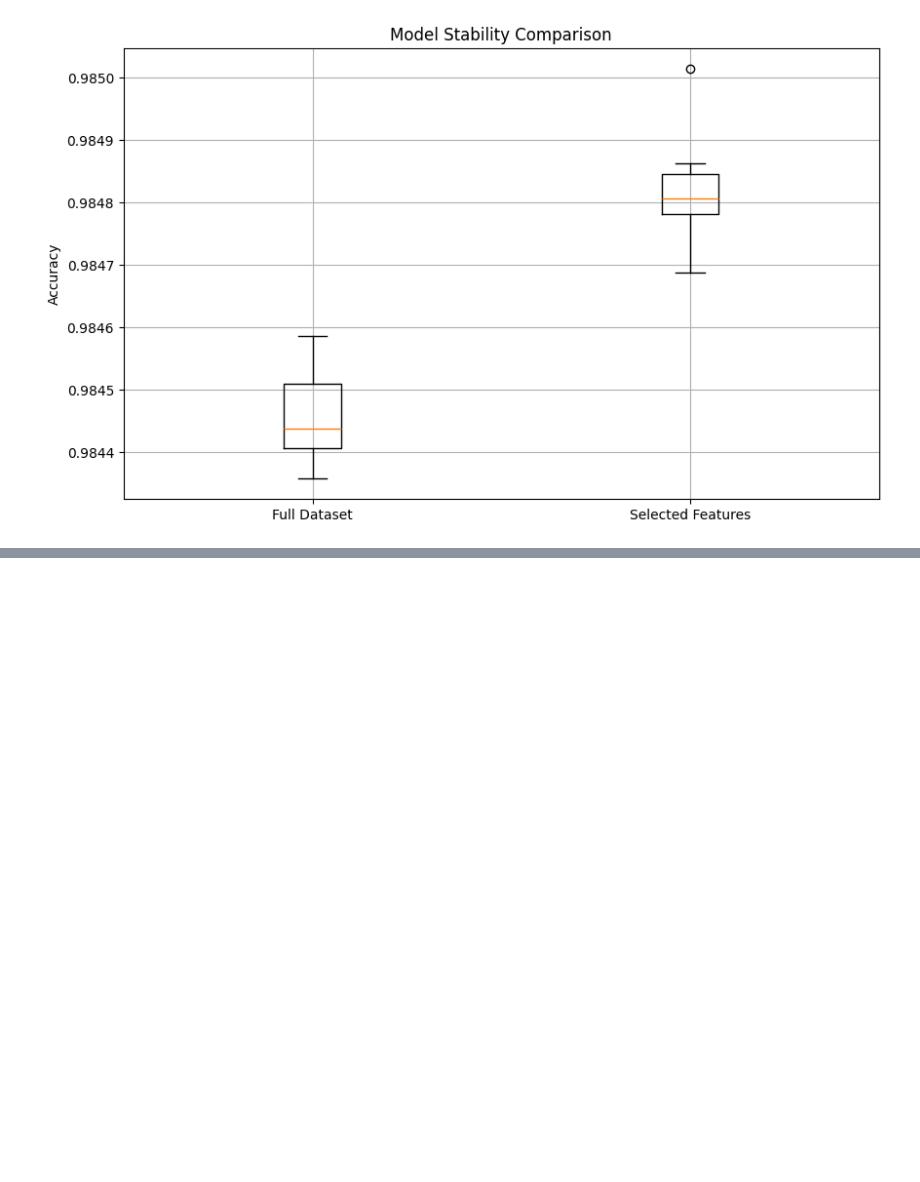
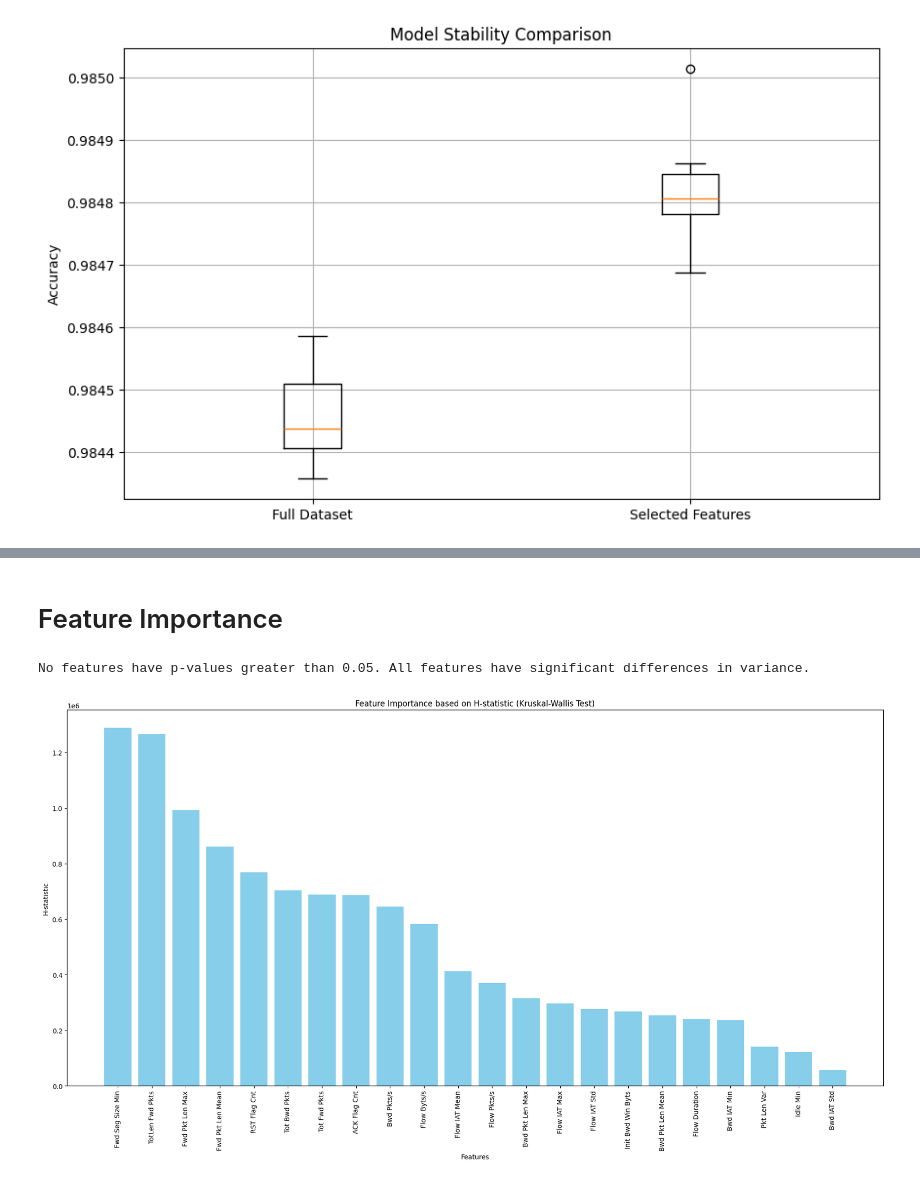
Before and after one commit to IamAdite/CiCIDS2017n2018MLSTUDY, a Jupyter notebook: data prep/cicids2018_prep/cicids2018_prep.ipynb, the cells around one changed output, grey strips where cells are left out. Cells and saved outputs as stored; diff of their text form; code cells hidden in the pictures; blank space fills up the shorter version.

Commit message:
finished data prep, started data over and under sampling

```diff
--- a/cicids2018_prep/cicids2018_prep.ipynb
+++ b/data prep/cicids2018_prep/cicids2018_prep.ipynb
@@ -1641,0 +1660,2 @@ Selected Features - Mean Accuracy: 0.9848 ± 0.0001
+# %% [markdown]
+# Feature Importance
@@ -1641,0 +1688,46 @@ Selected Features - Mean Accuracy: 0.9848 ± 0.0001
+# %%
+# Analysing the results
+no_significant_results = True
+
+for feature, result in variance_result.items():
+    if result['p-value'] > 0.05:
+        print(f"\nFeature: {feature}")
+        print(f"  - Test Statistic: {result['Statistic']:.4f}")
+        print(f"  - p-value: {result['p-value']:.4f}")
+        print("  - Interpretation: The variances are not significantly different (fail to reject null hypothesis).")
+        no_significant_results = False
+
+# If no features had p-values > 0.05
+if no_significant_results:
+    print("\nNo features have p-values greater than 0.05. All features have significant differences in variance.")
+# %% [output]
+No features have p-values greater than 0.05. All features have significant differences in variance.
+# %%
+def analyze_feature_importance(df, numeric_features, target_col='Attack Type'):
+    h_scores = {}
+
+    for feature in numeric_features:
+        # Group data by y and perform the Kruskal-Wallis test
+        groups = [group[feature].dropna().values for name, group in df.groupby(target_col)]
+        h_stat, p_val = stats.kruskal(*groups)
+        h_scores[feature] = {'H-statistic': h_stat, 'p-value': p_val}
+
+    # Create a DataFrame from the results
+    h_scores_df = pd.DataFrame.from_dict(h_scores, orient='index')
+    h_scores_df = h_scores_df.sort_values('H-statistic', ascending=False)
+
+    # Plotting H-statistics
+    plt.figure(figsize=(18, 10))
+    plt.bar(range(len(h_scores_df)), h_scores_df['H-statistic'], color='skyblue')
+    plt.xticks(range(len(h_scores_df)), h_scores_df.index, rotation=90)
+    plt.title('Feature Importance based on H-statistic (Kruskal-Wallis Test)')
+    plt.xlabel('Features')
+    plt.ylabel('H-statistic')
+    plt.tight_layout()
+    plt.show()
+
+    return h_scores_df
+# %%
+h_p_stats = analyze_feature_importance(df, numeric_features)
+# %% [output]
+[figure, added]
```
Also changed, not shown: parts of 23 cells of this notebook, 5 other files.
